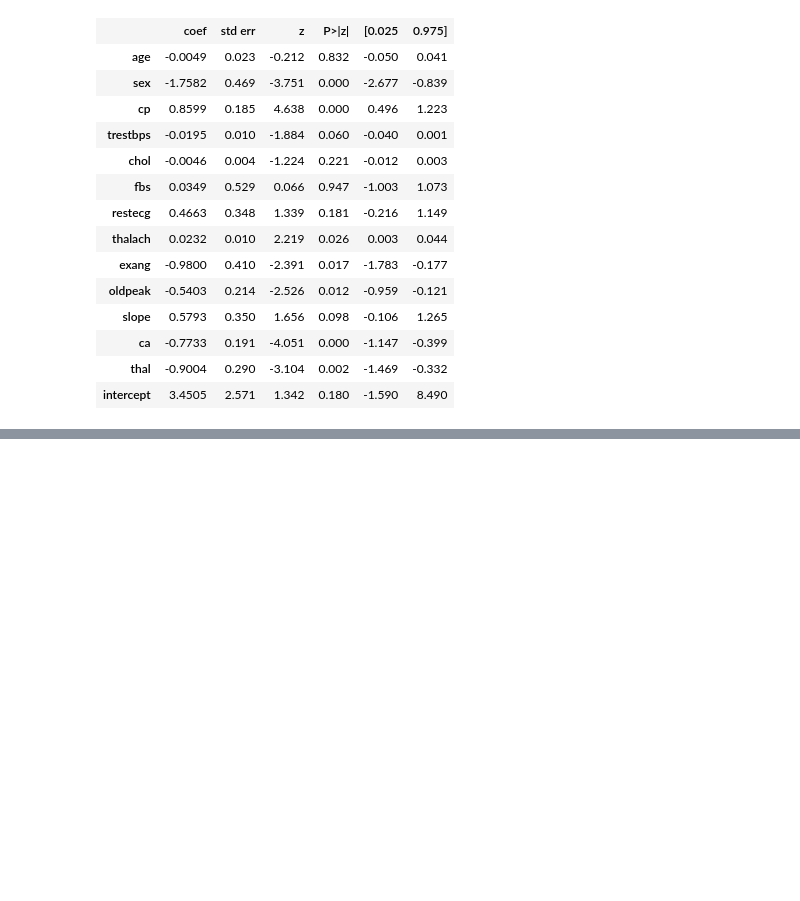
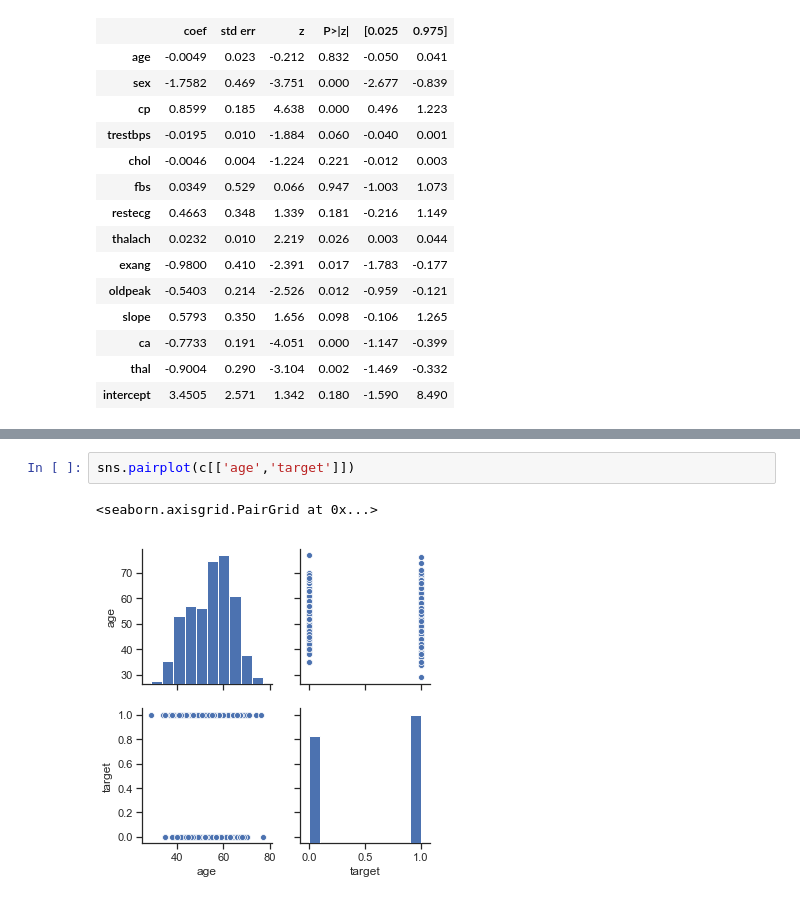
Before and after one commit to rashokanand/heart-disease-explored-regression, a Jupyter notebook: Exploring the dataset.ipynb, the cells around one changed output, grey strips where cells are left out. Saved outputs shown, nothing was run; the diff lists cells and outputs as text; blank space fills up the shorter version.

Commit message:
Interpret Age and Sex influence on target

```diff
--- a/Exploring the dataset.ipynb
+++ b/Exploring the dataset.ipynb
@@ -77,0 +84,5 @@ Logit Regression Results
+# %%
+sns.pairplot(c[['age','target']])
+# %% [output]
+<seaborn.axisgrid.PairGrid at 0x...>
+[figure, added]
```
Also changed, not shown: parts of 3 cells of this notebook.
